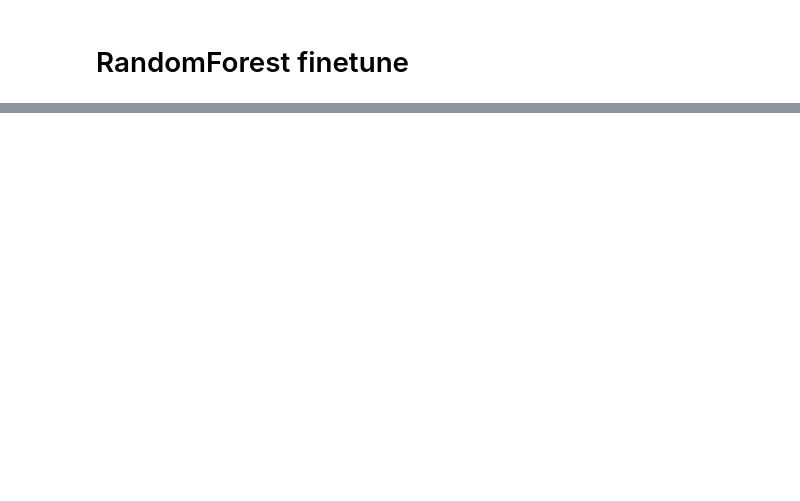
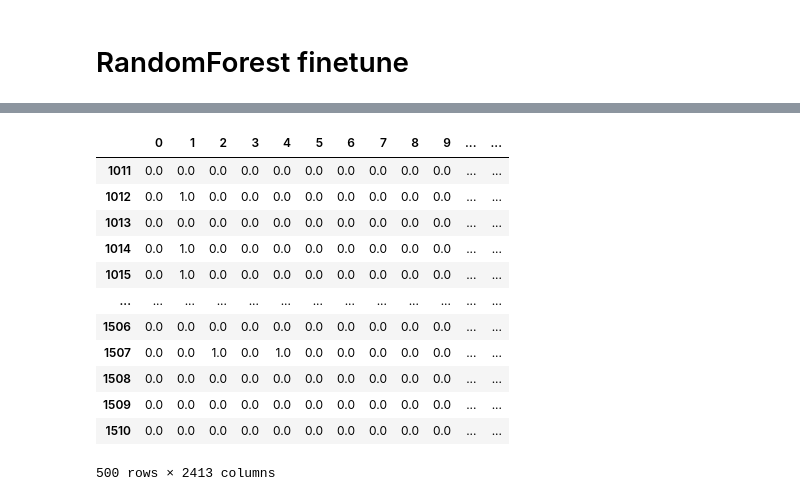
Before and after one commit to alkorolyov/tox24, a Jupyter notebook: notebooks/07_base_model_rd_fingerprints.ipynb, the cells around one changed output, grey strips where cells are left out. Cells and saved outputs as stored; diff of their text form; code cells hidden in the pictures; blank space fills up the shorter version.

```diff
--- a/notebooks/07_base_model_rd_fingerprints.ipynb
+++ b/notebooks/07_base_model_rd_fingerprints.ipynb
@@ -301,0 +475,8 @@ KeyboardInterrupt:
+# %%
+fi_train = train[fps_cols + uncorr_feats]
+fi_train_scale = scaler.fit_transform(fi_train.values)
+clf = CatBoostRegressor(random_seed=RANDOM_SEED, verbose=False).fit(fi_train_scale, y_train)
+# %%
+def top_k_feats(model, X, k):
+    fi = pd.Series(model.get_feature_importance(), index=X.columns, name='importance')
+    return fi[FPS_OFFSET:].sort_values(ascending=False)[:k].index.tolist()
@@ -301,0 +519,7 @@ KeyboardInterrupt:
+# %%
+top_50_feats = top_k_feats(clf, fi_train, 50)
+
+X_train = train[fps_cols + top_50_feats]
+X_train_scale = scaler.fit_transform(X_train.values)
+
+results = evaluate(X_train_scale)
@@ -301,0 +571,16 @@ KeyboardInterrupt:
+# %%
+test[fps_cols + top_50_feats]
+# %% [output]
+|  | 0 | 1 | 2 | 3 | 4 | 5 | 6 | 7 | 8 | 9 | ... | ... |
+| 1011 | 0.0 | 0.0 | 0.0 | 0.0 | 0.0 | 0.0 | 0.0 | 0.0 | 0.0 | 0.0 | ... | ... |
+| 1012 | 0.0 | 1.0 | 0.0 | 0.0 | 0.0 | 0.0 | 0.0 | 0.0 | 0.0 | 0.0 | ... | ... |
+| 1013 | 0.0 | 0.0 | 0.0 | 0.0 | 0.0 | 0.0 | 0.0 | 0.0 | 0.0 | 0.0 | ... | ... |
+| 1014 | 0.0 | 1.0 | 0.0 | 0.0 | 0.0 | 0.0 | 0.0 | 0.0 | 0.0 | 0.0 | ... | ... |
+| 1015 | 0.0 | 1.0 | 0.0 | 0.0 | 0.0 | 0.0 | 0.0 | 0.0 | 0.0 | 0.0 | ... | ... |
+| ... | ... | ... | ... | ... | ... | ... | ... | ... | ... | ... | ... | ... |
+| 1506 | 0.0 | 0.0 | 0.0 | 0.0 | 0.0 | 0.0 | 0.0 | 0.0 | 0.0 | 0.0 | ... | ... |
+| 1507 | 0.0 | 0.0 | 1.0 | 0.0 | 1.0 | 0.0 | 0.0 | 0.0 | 0.0 | 0.0 | ... | ... |
+| 1508 | 0.0 | 0.0 | 0.0 | 0.0 | 0.0 | 0.0 | 0.0 | 0.0 | 0.0 | 0.0 | ... | ... |
+| 1509 | 0.0 | 0.0 | 0.0 | 0.0 | 0.0 | 0.0 | 0.0 | 0.0 | 0.0 | 0.0 | ... | ... |
+| 1510 | 0.0 | 0.0 | 0.0 | 0.0 | 0.0 | 0.0 | 0.0 | 0.0 | 0.0 | 0.0 | ... | ... |
+500 rows × 2413 columns
```
Also changed, not shown: parts of 33 cells of this notebook, 31 other files.
